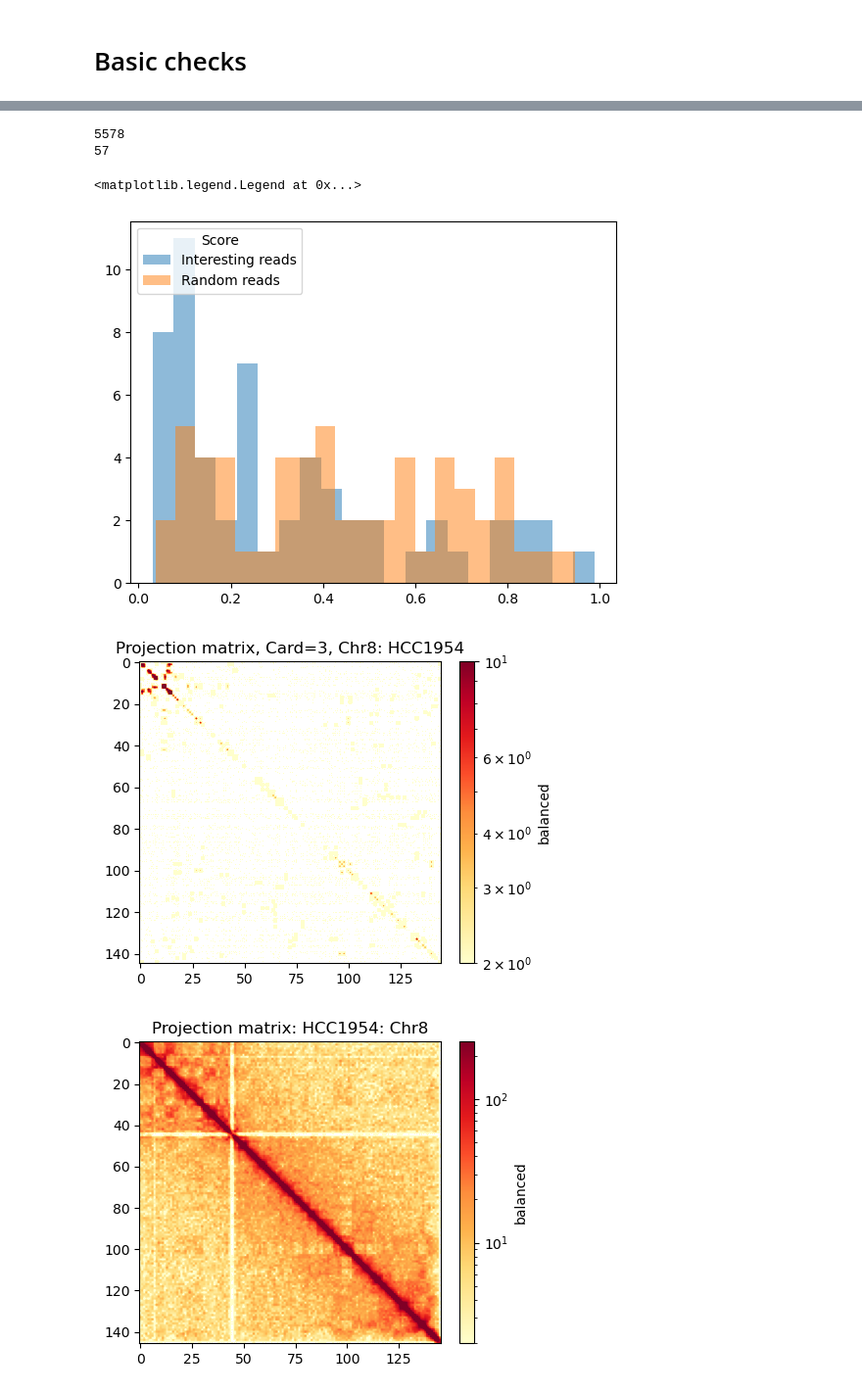
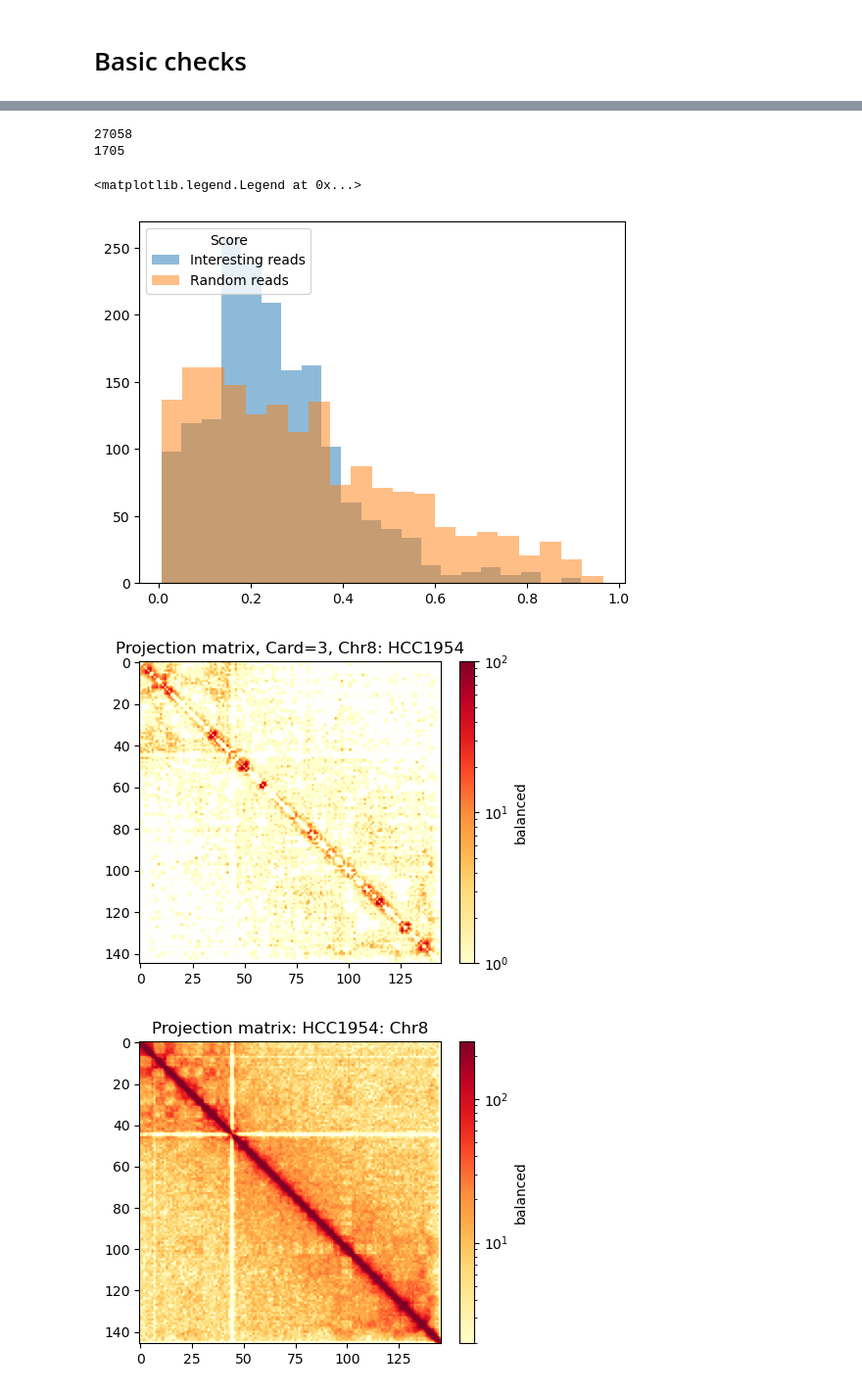
Before and after one commit to noush-joglekar/sporeC_prelim, a Jupyter notebook: scripts/jupyterNB/promethData_cancerCellLines.ipynb, the cells around one changed output, grey strips where cells are left out. Shown at 98% size. Cells and saved outputs as stored; diff of their text form; code cells hidden in the pictures.

Commit message:
compared data from 2 cell lines. Wrote out files with necessary reads for import into R

```diff
--- a/scripts/jupyterNB/promethData_cancerCellLines.ipynb
+++ b/scripts/jupyterNB/promethData_cancerCellLines.ipynb
@@ -106,13 +107,20 @@ Text(0.5, 0.98, '3Sub2')
 with open(f'{dataDir}{runDir1}hyperEdges_HG002_chr8.pkl','rb') as f:
     hpEdges = pickle.load(f)
 
+# with open(f'{dataDir}{runDir2}hyperEdges_HCC1954_chr8.pkl','rb') as f:
+#     hpEdges = pickle.load(f)
+
 print("Processing all the hyperedges from pickle file")
 hpKeys = [k for k in hpEdges.keys()]
+keyCard = [len(k.split("_")) for k in hpKeys]
 print("A total of",len(hpKeys),"initial interactions")
 
 readSupport = [v for v in hpEdges.values()]
-atLeastTwoChains = [i for i,x in enumerate(readSupport) if x >=2]
-updatedDict = {hpKeys[i]:readSupport[i] for i in atLeastTwoChains}
+cE = cutoffEval(keyCard,readSupport)
+passedReadIx = cE.runForAllCards()
+updatedDict = {hpKeys[i]:readSupport[i] for i in passedReadIx}
+# atLeastTwoChains = [i for i,x in enumerate(readSupport) if x >=2]
+# updatedDict = {hpKeys[i]:readSupport[i] for i in atLeastTwoChains}
 
 hpKeys = [k for k in updatedDict.keys()]
 hpKeys_split = [k.split("_") for k in updatedDict.keys()]
@@ -129,8 +152,8 @@ randList = random.sample(range(coSimFile_hg.shape[0]),len(consensusIx))
 subsetKeys = [hpKeys[ix] for ix in consensusIx]
 subsetKeyCard = [keyCard[ix] for ix in consensusIx]
 # %% [output]
-5578
-57
+27058
+1705
 # %%
 subsetDict = {key: updatedDict[key] for key in subsetKeys}
 subset_incDF = dictToDF(subsetDict)
@@ -148,7 +171,7 @@ plt.hist(randomBoundedScores,bins = 21,alpha =0.5)
 plt.legend(title="Score",loc="upper left",labels = ("Interesting reads","Random reads"))
 # %% [output]
 <matplotlib.legend.Legend at 0x...>
-[figure, old version]
+[figure, new version]
 # %%
 fullDF = fillInGaps_realData(subset_incDF,"Bin",1)
 projMat = makeHiC_fromInc(fullDF)
@@ -156,12 +181,12 @@ projMat = makeHiC_fromInc(fullDF)
 # %%
 from matplotlib.colors import LogNorm
 plt.figure(figsize=(6, 4))
-im = plt.imshow(projMat, cmap="YlOrRd",norm = LogNorm(vmax = 10))
+im = plt.imshow(projMat, cmap="YlOrRd",norm = LogNorm(vmax = 100))
 plt.colorbar(im, fraction=0.046, pad=0.04, label='balanced');
 plt.title(f"Projection matrix, Card={card}, Chr8: HCC1954")
 plt.show()
 # %% [output]
-[figure, old version]
+[figure, new version]
 # %%
 ### Original matrix
 
```
Also changed, not shown: parts of 37 cells of this notebook.
